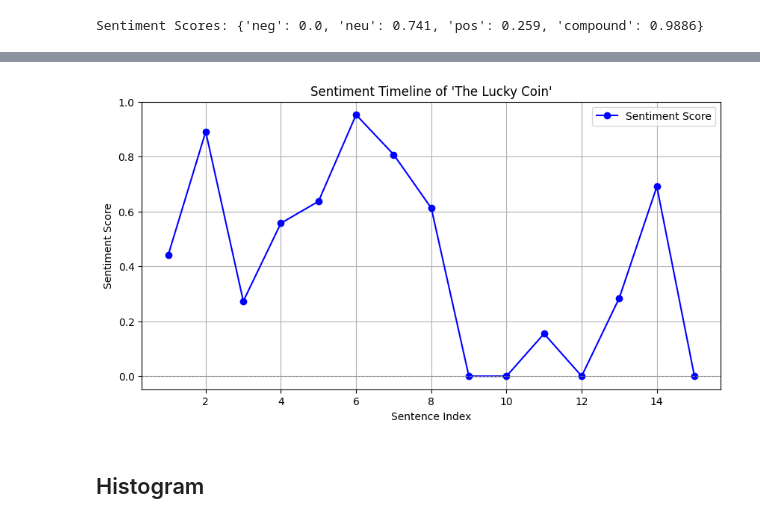
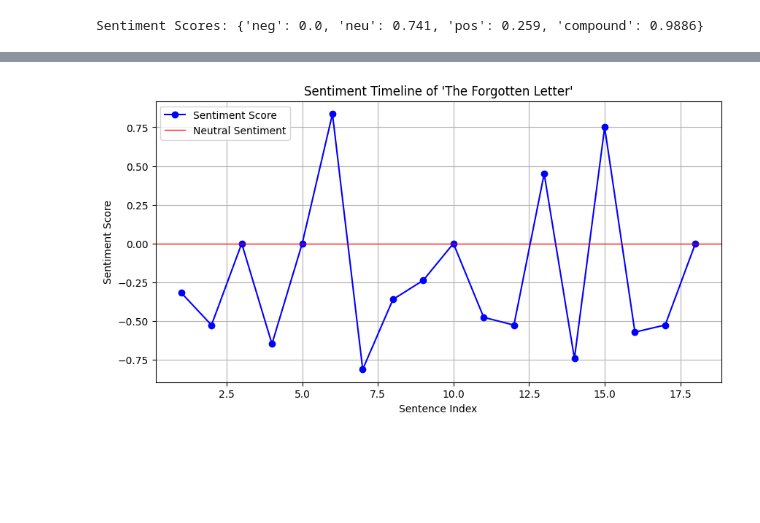
Before and after one commit to dianita956/sentiment_analysis_wrkshp, a Jupyter notebook: sentiment.ipynb, the cells around one changed output, grey strips where cells are left out. Cells and saved outputs as stored; diff of their text form; code cells hidden in the pictures; blank space fills up the shorter version.

```diff
--- a/sentiment.ipynb
+++ b/sentiment.ipynb
@@ -299,0 +321,39 @@ Sentiment Scores: {'neg': 0.0, 'neu': 0.741, 'pos': 0.259, 'compound': 0.9886}
+# %%
+sia = SentimentIntensityAnalyzer()
+
+clean_text = re.sub(r'["“”]', '', text_s3)
+
+sentences = nltk.sent_tokenize(clean_text) #split story into sentence
+
+# analyze sentiment for each sentence. the function polarity_scores() that takes a string of text and returns a dictionary of sentiment scores
+sentiment_scores = [sia.polarity_scores(sentence) for sentence in sentences]
+
+print(f"Total sentences: {len(sentences)}")
+
+# Extract individual sentiment scores: positive, negative, neutral, and compound
+positive_scores = [score['pos'] for score in sentiment_scores]
+negative_scores = [score['neg'] for score in sentiment_scores]
+neutral_scores = [score['neu'] for score in sentiment_scores]
+compound_scores = [score['compound'] for score in sentiment_scores]
+
+# sentence and its score
+for i, (sentence, score) in enumerate(zip(sentences, sentiment_scores), 1):
+    print(f"{i}. {sentence} (Sentiment Score: {score})")
+
+# Plot sentiment timeline
+plt.figure(figsize=(10, 5))
+# Plot positive, negative, and neutral sentiment scores
+plt.plot(range(1, len(sentences) + 1), positive_scores, marker='o', linestyle='-', color='green', label="Positive Sentiment")
+plt.plot(range(1, len(sentences) + 1), negative_scores, marker='o', linestyle='-', color='red', label="Negative Sentiment")
+plt.plot(range(1, len(sentences) + 1), neutral_scores, marker='o', linestyle='-', color='blue', label="Neutral Sentiment")
+plt.plot(range(1, len(sentences) + 1), compound_scores, marker='o', linestyle='-', color='purple', label="Compound Sentiment")
+
+
+# Labels and title
+plt.xlabel("Sentence Index")
+plt.ylabel("Sentiment Score")
+plt.title("Sentiment Curves for 'The Lucky Coin'")
+plt.legend()
+
+plt.grid(True)
+plt.show()
@@ -300,5 +378,5 @@ Sentiment Scores: {'neg': 0.0, 'neu': 0.741, 'pos': 0.259, 'compound': 0.9886}
 # %%
-clean_text = re.sub(r'["“”]', '', text_s3)
+clean_text = re.sub(r'["“”]', '', text_s2)
 
 sentences = nltk.sent_tokenize(clean_text) #split story into sentence
 
@@ -318,10 +396,10 @@ plt.figure(figsize=(10, 5))
 plt.plot(range(1, len(sentences) + 1), sentiment_scores, marker='o', linestyle='-', color='b', label="Sentiment Score")
 
 # Labels and title
-plt.axhline(y=0, color='gray', linestyle='--', linewidth=0.7)  # Neutral line
+plt.axhline(y=0, color='red', linestyle='-', linewidth=0.9, label= "Neutral Sentiment")  # Neutral line
 plt.xlabel("Sentence Index")
 plt.ylabel("Sentiment Score")
-plt.title("Sentiment Timeline of 'The Lucky Coin'")
+plt.title("Sentiment Timeline of 'The Forgotten Letter'")
 plt.legend()
 plt.grid(True)
 plt.show()
@@ -347,3 +424 @@ Last sentence detected: The coin gleamed under the moonlight, as if smirking.
-[figure, old version]
+[figure, new version]
-# %% [markdown]
-## Histogram
```
Also changed, not shown: parts of 34 cells of this notebook.
